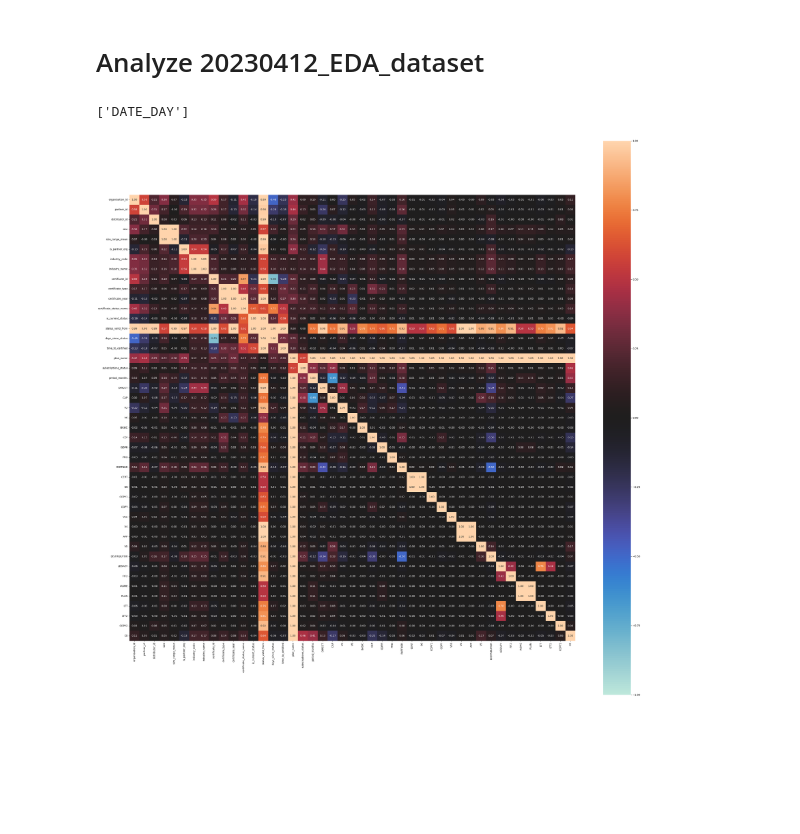
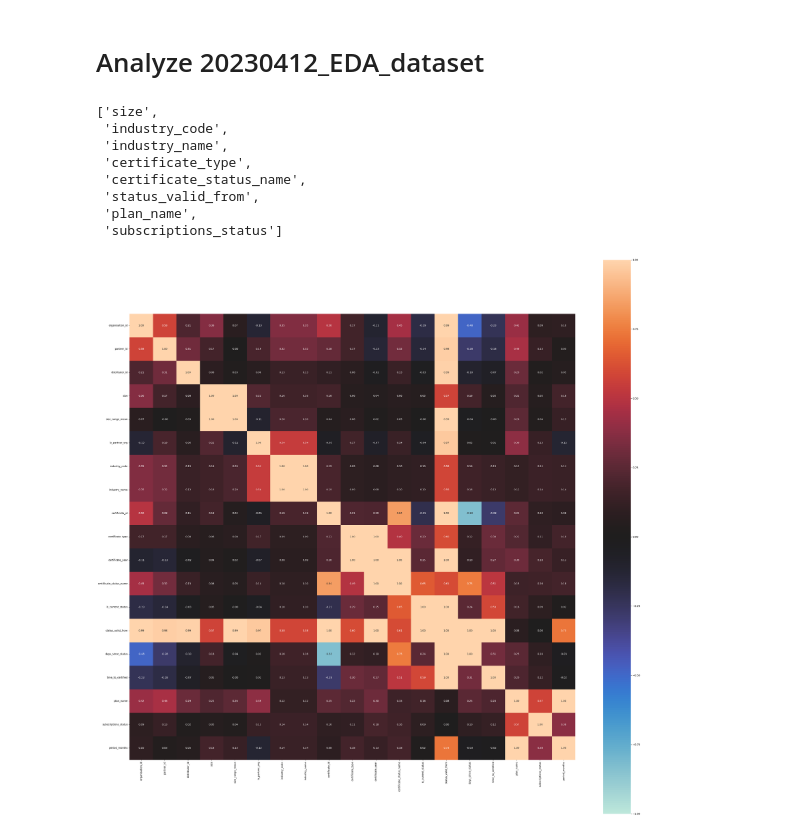
Before and after one commit to WWwalnut/ADS-public, a Jupyter notebook: EDA-part 2.ipynb, the cells around one changed output. Saved outputs shown, nothing was run; the diff lists cells and outputs as text; code cells hidden in the pictures; blank space fills up the shorter version.

```diff
--- a/EDA-part 2.ipynb
+++ b/EDA-part 2.ipynb
@@ -97,8 +97,20 @@ It can be seen from the figure that the correlation between the three variables
 # %% [markdown]
 # Analyze 20230412_EDA_dataset
 # %%
-categorical_features=identify_nominal_columns(df_apps)
+df_EDA1= df_EDA[['organisation_id', 'partner_id', 'distributor_id', 'size', 'size_range_mean', 'is_partner_org',
+                  'industry_code', 'industry_name', 'certificate_id', 'certificate_type', 'certificate_year',
+                  'certificate_status_name', 'is_current_status', 'status_valid_from', 'days_since_status',
+                  'time_to_certified', 'plan_name', 'subscriptions_status', 'period_months']]
+
+categorical_features=identify_nominal_columns(df_EDA1)
 categorical_features
 # %% [output]
-['DATE_DAY']
+['size',
+ 'industry_code',
+ 'industry_name',
+ 'certificate_type',
+ 'certificate_status_name',
+ 'status_valid_from',
+ 'plan_name',
+ 'subscriptions_status']
 # %%
@@ -106,9 +118,5 @@ df_correlation=df_EDA
 # %%
-complete_correlation= associations(df_EDA, filename= 'complete_correlation.png', figsize=(40,40))
+complete_correlation= associations(df_EDA1, filename= 'complete_correlation.png', figsize=(40,40))
 df_complete_corr=complete_correlation['corr']
-df_complete_corr=complete_correlation['corr']
-df_corr=df_complete_corr.dropna(axis=1, how='all').dropna(axis=0, how='all').style.background_gradient(cmap='RdBu',
-axis=None).set_precision(2)
-df_corr
 # %% [output]
-[figure, old version]
+[figure, new version]
```
Also changed, not shown: parts of 4 cells of this notebook.
